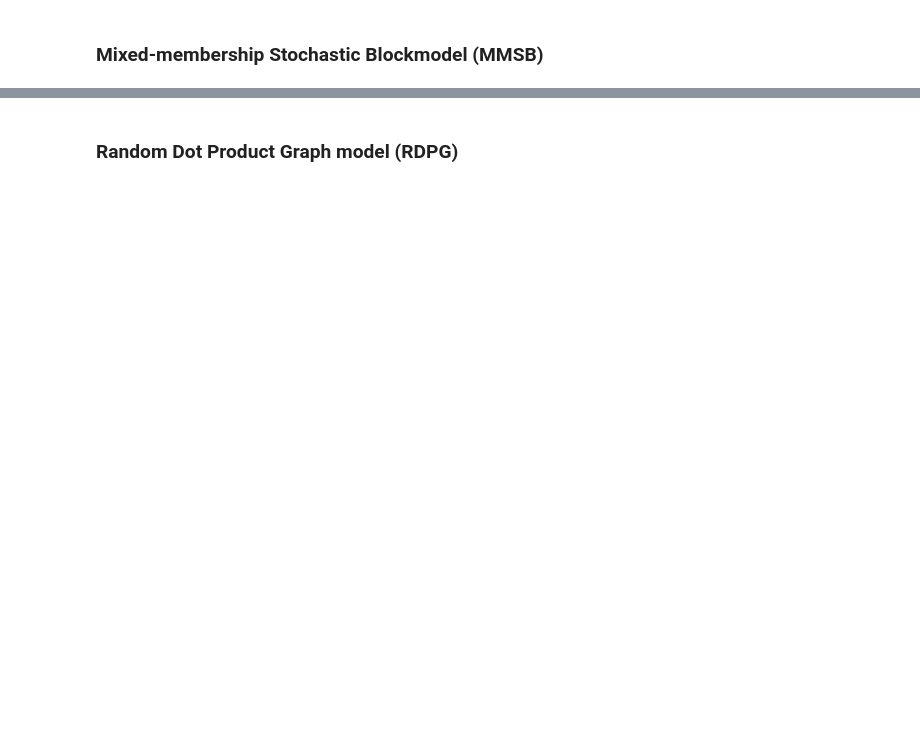
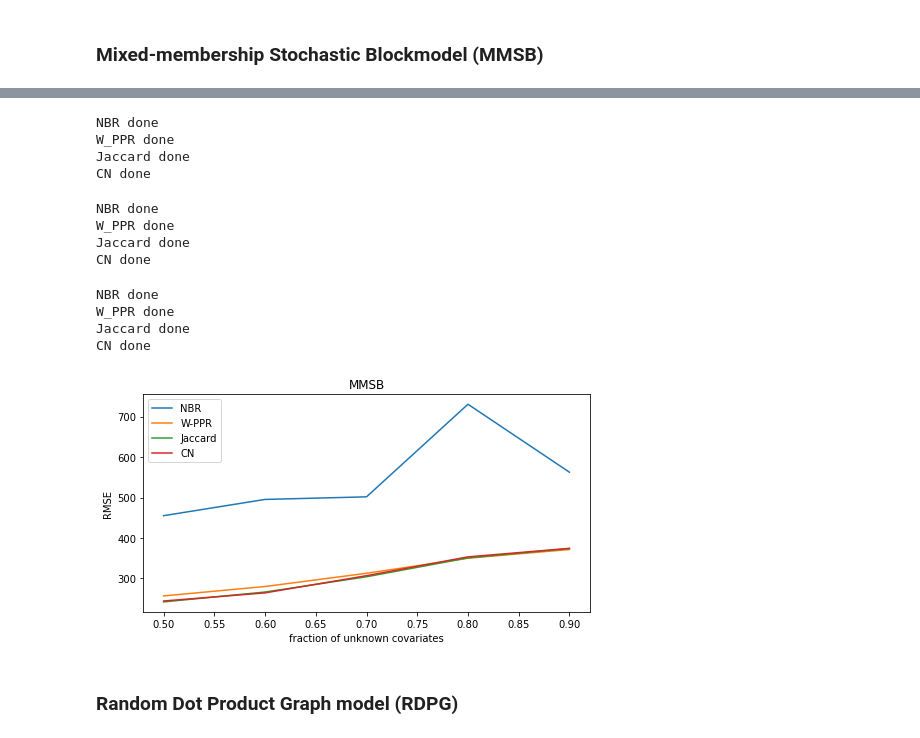
Before and after one commit to elizacc/Research-Project, a Jupyter notebook: research_project.ipynb, the cells around one changed output, grey strips where cells are left out. Saved outputs shown, nothing was run; the diff lists cells and outputs as text; code cells hidden in the pictures; blank space fills up the shorter version.

```diff
--- a/research_project.ipynb
+++ b/research_project.ipynb
@@ -381,3 +699,75 @@ X = Z @ beta + np.random.normal(0, .1, (n,1))
+# %%
+RMSE_NBR = np.sqrt(np.sum((X - NBR(X, A, S))**2))
+RMSE_NBRs.append(RMSE_NBR)
+print('NBR done')
+RMSE_W_PPR = np.sqrt(np.sum((X - W_PPR(X, A, S, k))**2))
+RMSE_W_PPRs.append(RMSE_W_PPR)
+print('W_PPR done')
+RMSE_Jaccard = np.sqrt(np.sum((X - Jaccard(X, A, S, k))**2))
+RMSE_Jaccards.append(RMSE_Jaccard)
+print('Jaccard done')
+RMSE_CN = np.sqrt(np.sum((X - CN(X, A, S, k))**2))
+RMSE_CNs.append(RMSE_CN)
+print('CN done')
+# %% [output]
+NBR done
+W_PPR done
+Jaccard done
+CN done
+# %%
+share = 0.8
+S = np.random.choice(np.arange(n), size=int(n*(1-share)), replace=False)
+# %%
+RMSE_NBR = np.sqrt(np.sum((X - NBR(X, A, S))**2))
+RMSE_NBRs.append(RMSE_NBR)
+print('NBR done')
+RMSE_W_PPR = np.sqrt(np.sum((X - W_PPR(X, A, S, k))**2))
+RMSE_W_PPRs.append(RMSE_W_PPR)
+print('W_PPR done')
+RMSE_Jaccard = np.sqrt(np.sum((X - Jaccard(X, A, S, k))**2))
+RMSE_Jaccards.append(RMSE_Jaccard)
+print('Jaccard done')
+RMSE_CN = np.sqrt(np.sum((X - CN(X, A, S, k))**2))
+RMSE_CNs.append(RMSE_CN)
+print('CN done')
+# %% [output]
+NBR done
+W_PPR done
+Jaccard done
+CN done
+# %%
+share = 0.9
+S = np.random.choice(np.arange(n), size=int(n*(1-share)), replace=False)
+# %%
+RMSE_NBR = np.sqrt(np.sum((X - NBR(X, A, S))**2))
+RMSE_NBRs.append(RMSE_NBR)
+print('NBR done')
+RMSE_W_PPR = np.sqrt(np.sum((X - W_PPR(X, A, S, k))**2))
+RMSE_W_PPRs.append(RMSE_W_PPR)
+print('W_PPR done')
+RMSE_Jaccard = np.sqrt(np.sum((X - Jaccard(X, A, S, k))**2))
+RMSE_Jaccards.append(RMSE_Jaccard)
+print('Jaccard done')
+RMSE_CN = np.sqrt(np.sum((X - CN(X, A, S, k))**2))
+RMSE_CNs.append(RMSE_CN)
+print('CN done')
+# %% [output]
+NBR done
+W_PPR done
+Jaccard done
+CN done
+# %%
+plt.figure(figsize=(8,4))
+plt.title('MMSB')
+plt.xlabel('fraction of unknown covariates')
+plt.ylabel('RMSE')
+plt.plot([0.5, 0.6, 0.7, 0.8, 0.9], RMSE_NBRs, label='NBR')
+plt.plot([0.5, 0.6, 0.7, 0.8, 0.9], RMSE_W_PPRs, label='W-PPR')
+plt.plot([0.5, 0.6, 0.7, 0.8, 0.9], RMSE_Jaccards, label='Jaccard')
+plt.plot([0.5, 0.6, 0.7, 0.8, 0.9], RMSE_CNs, label='CN')
+plt.legend();
+# %% [output]
+[figure, added]
 # %% [markdown]
 ### Random Dot Product Graph model (RDPG)
 # %%
```
Also changed, not shown: parts of 62 cells of this notebook, 1 other file.
